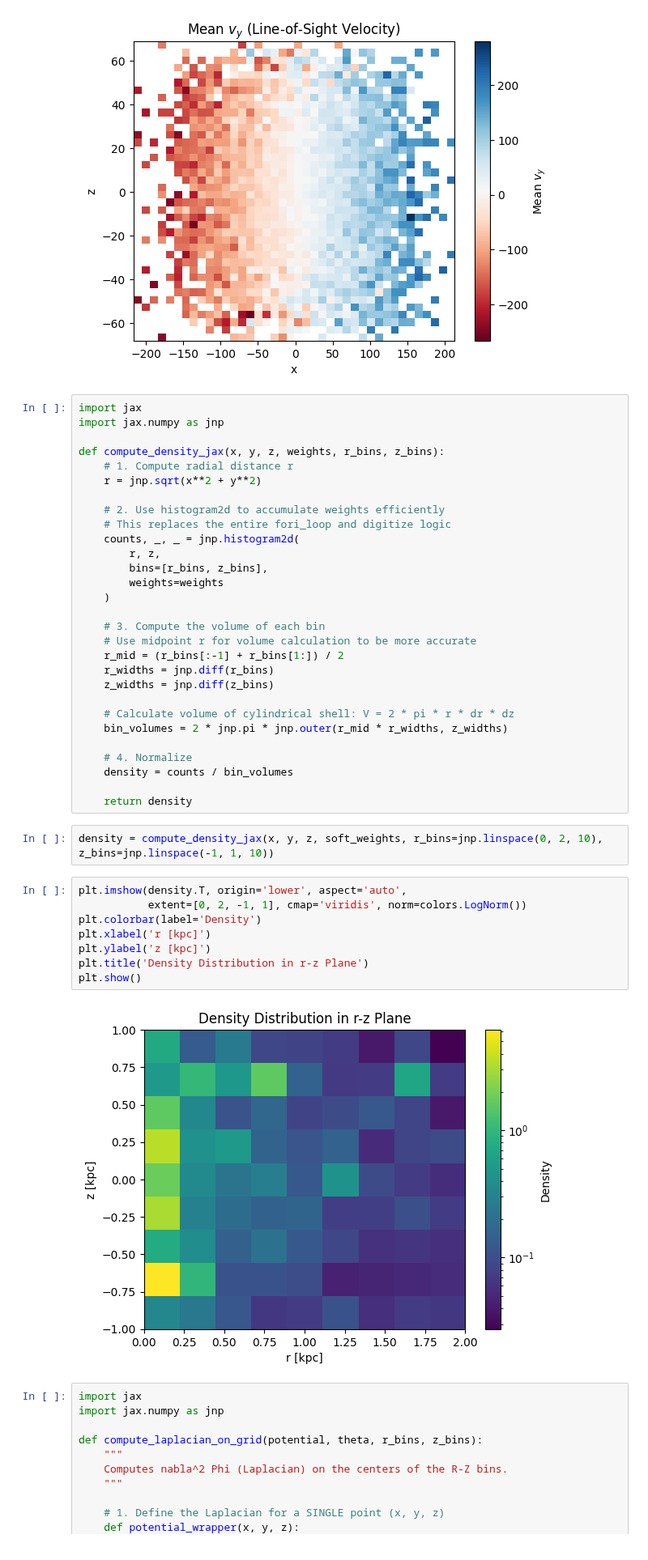
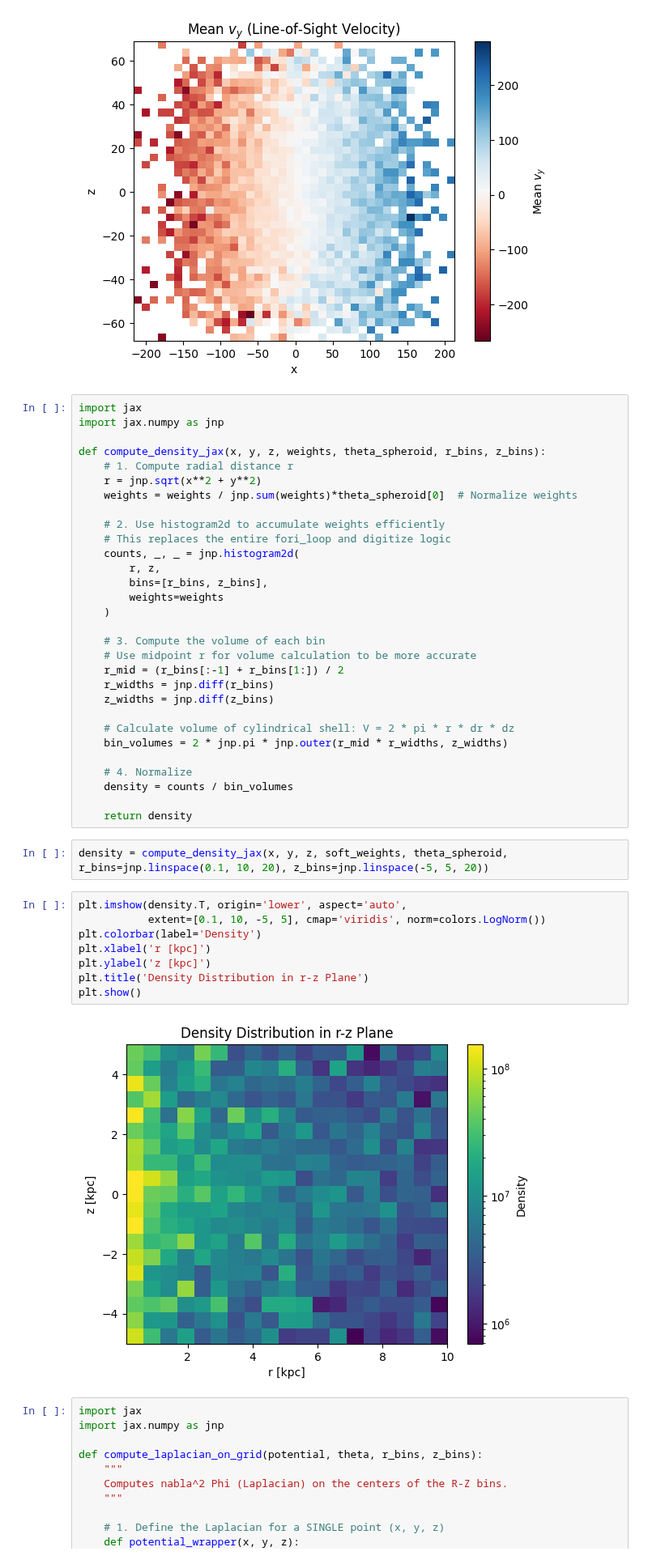
Before and after one commit to anschaible/phoenix, a Jupyter notebook: notebooks/df_spheroid.ipynb, the cells around one changed output. Shown at 81% size. Drawn from its saved outputs; the diff is of its cells as text.

```diff
--- a/notebooks/df_spheroid.ipynb
+++ b/notebooks/df_spheroid.ipynb
@@ -175,9 +179,10 @@ plt.show()
 import jax
 import jax.numpy as jnp
 
-def compute_density_jax(x, y, z, weights, r_bins, z_bins):
+def compute_density_jax(x, y, z, weights, theta_spheroid, r_bins, z_bins):
     # 1. Compute radial distance r
     r = jnp.sqrt(x**2 + y**2)
+    weights = weights / jnp.sum(weights)*theta_spheroid[0]  # Normalize weights
 
     # 2. Use histogram2d to accumulate weights efficiently
     # This replaces the entire fori_loop and digitize logic
@@ -201,17 +206,17 @@ def compute_density_jax(x, y, z, weights, r_bins, z_bins):
 
     return density
 # %%
-density = compute_density_jax(x, y, z, soft_weights, r_bins=jnp.linspace(0, 2, 10), z_bins=jnp.linspace(-1, 1, 10))
+density = compute_density_jax(x, y, z, soft_weights, theta_spheroid, r_bins=jnp.linspace(0.1, 10, 20), z_bins=jnp.linspace(-5, 5, 20))
 # %%
 plt.imshow(density.T, origin='lower', aspect='auto',
-           extent=[0, 2, -1, 1], cmap='viridis', norm=colors.LogNorm())
+           extent=[0.1, 10, -5, 5], cmap='viridis', norm=colors.LogNorm())
 plt.colorbar(label='Density')
 plt.xlabel('r [kpc]')
 plt.ylabel('z [kpc]')
 plt.title('Density Distribution in r-z Plane')
 plt.show()
 # %% [output]
-[figure, old version]
+[figure, new version]
 # %%
 import jax
 import jax.numpy as jnp
```
Also changed, not shown: parts of 17 cells of this notebook.
